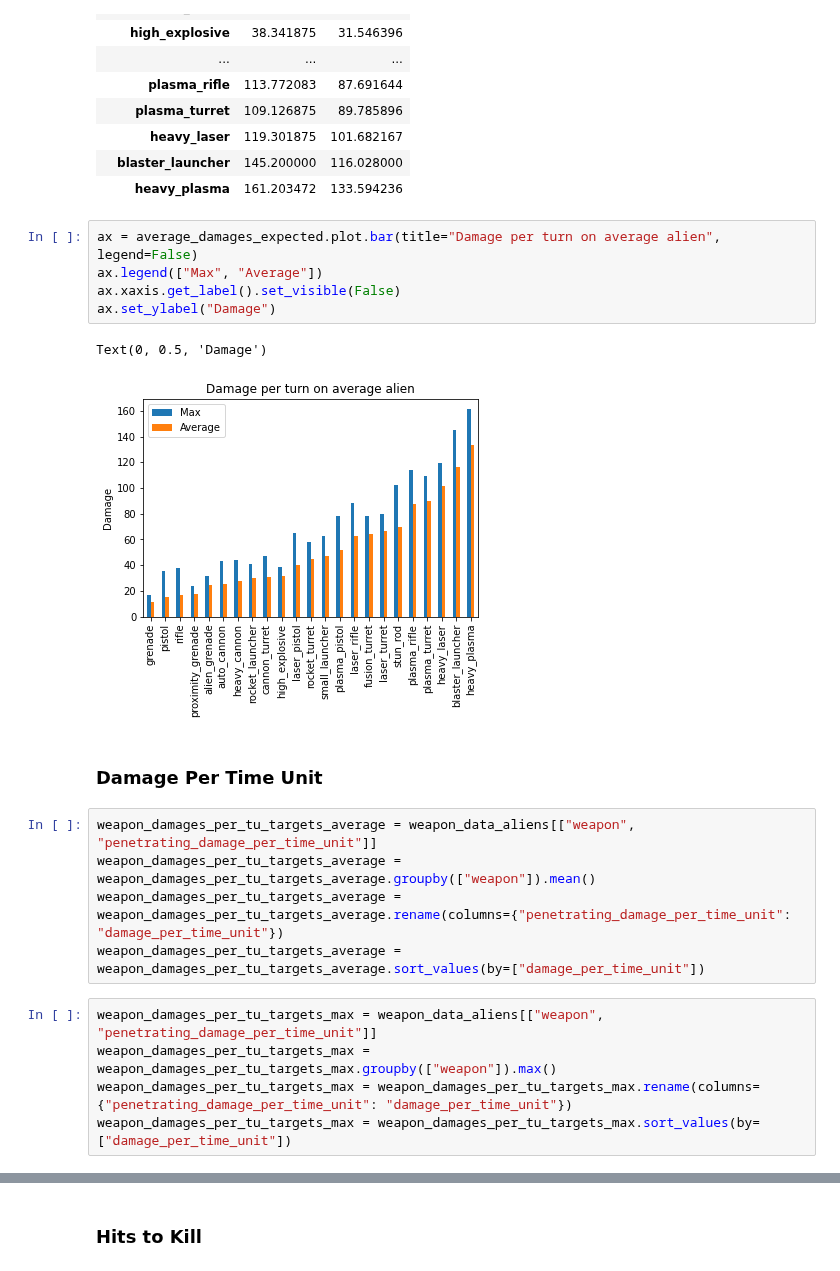
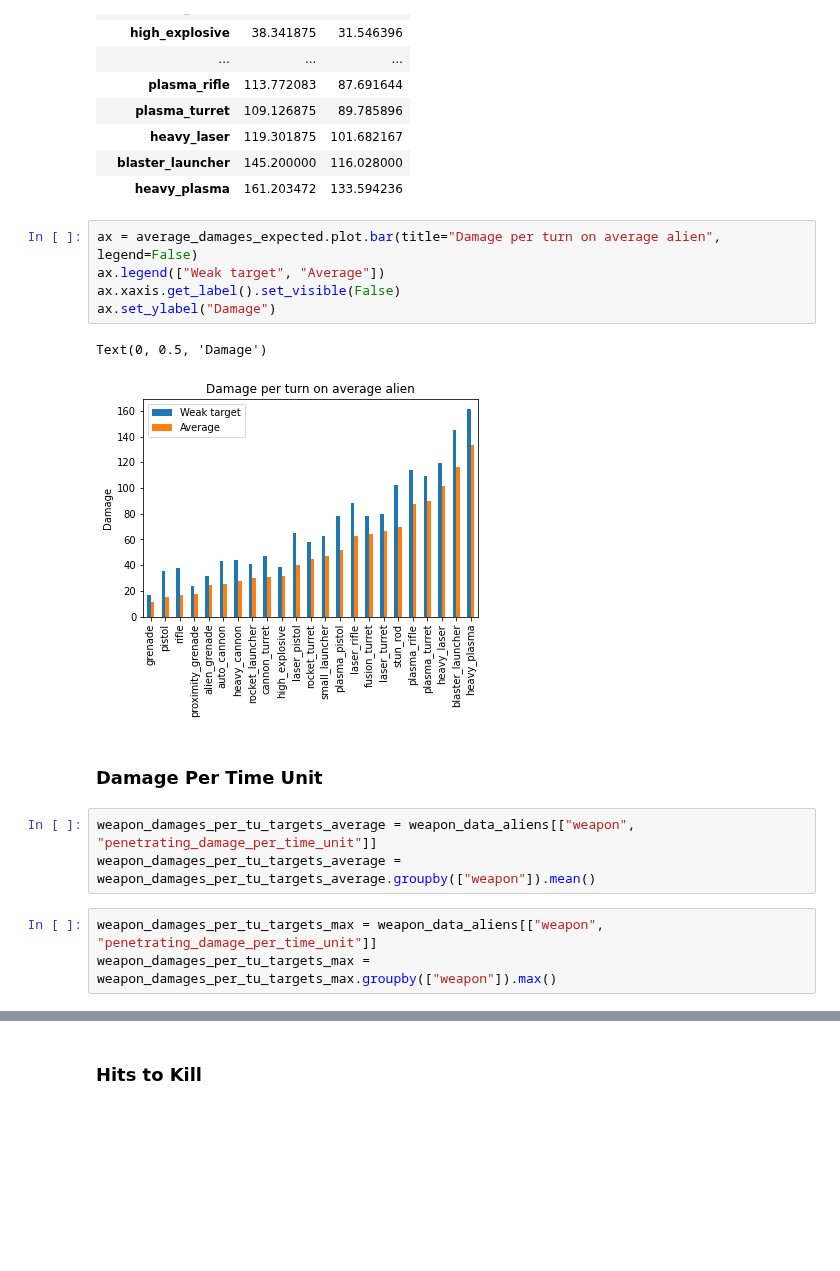
Before and after one commit to Bernardo-MG/xcom-analysis-jupyter-notebook, a Jupyter notebook: enemy_unknown/enemy_survivability.ipynb, the cells around one changed output, grey strips where cells are left out. Cells and saved outputs as stored; diff of their text form; blank space fills up the shorter version.

```diff
--- a/enemy_unknown/enemy_survivability.ipynb
+++ b/enemy_unknown/enemy_survivability.ipynb
@@ -51,23 +51,19 @@ average_damages_expected
 | heavy_plasma | 161.203472 | 133.594236 |
 # %%
 ax = average_damages_expected.plot.bar(title="Damage per turn on average alien", legend=False)
-ax.legend(["Max", "Average"])
+ax.legend(["Weak target", "Average"])
 ax.xaxis.get_label().set_visible(False)
 ax.set_ylabel("Damage")
 # %% [output]
 Text(0, 0.5, 'Damage')
-[figure, old version]
+[figure, new version]
 # %% [markdown]
 ### Damage Per Time Unit
 # %%
 weapon_damages_per_tu_targets_average = weapon_data_aliens[["weapon", "penetrating_damage_per_time_unit"]]
 weapon_damages_per_tu_targets_average = weapon_damages_per_tu_targets_average.groupby(["weapon"]).mean()
-weapon_damages_per_tu_targets_average = weapon_damages_per_tu_targets_average.rename(columns={"penetrating_damage_per_time_unit": "damage_per_time_unit"})
-weapon_damages_per_tu_targets_average = weapon_damages_per_tu_targets_average.sort_values(by=["damage_per_time_unit"])
 # %%
 weapon_damages_per_tu_targets_max = weapon_data_aliens[["weapon", "penetrating_damage_per_time_unit"]]
 weapon_damages_per_tu_targets_max = weapon_damages_per_tu_targets_max.groupby(["weapon"]).max()
-weapon_damages_per_tu_targets_max = weapon_damages_per_tu_targets_max.rename(columns={"penetrating_damage_per_time_unit": "damage_per_time_unit"})
-weapon_damages_per_tu_targets_max = weapon_damages_per_tu_targets_max.sort_values(by=["damage_per_time_unit"])
 # %%
 weapon_damages_per_tu_targets_expected = weapon_damages_per_tu_targets_max.merge(weapon_damages_per_tu_targets_average, on="weapon")
```
Also changed, not shown: parts of 30 cells of this notebook, 1 other file.
